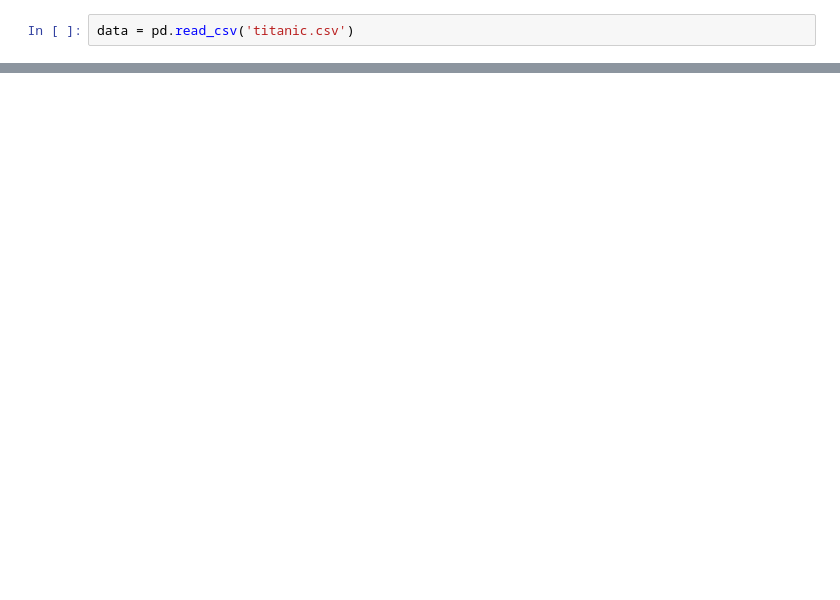
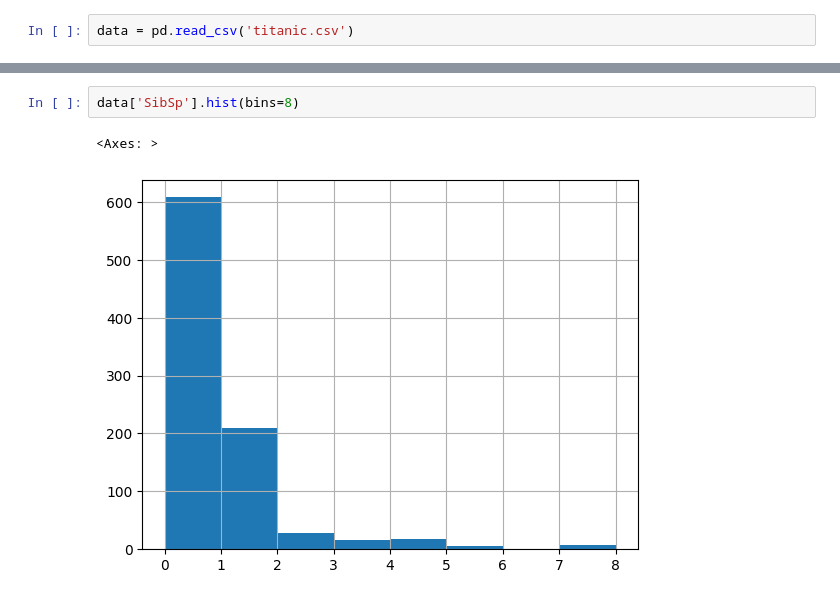
Before and after one commit to najibifar/Data_Analysis, a Jupyter notebook: titanic.ipynb, the cells around one changed output, grey strips where cells are left out. Saved outputs shown, nothing was run; the diff lists cells and outputs as text; blank space fills up the shorter version.

```diff
--- a/titanic.ipynb
+++ b/titanic.ipynb
@@ -15,0 +46,5 @@ data.head()
+# %%
+data['SibSp'].hist(bins=8)
+# %% [output]
+<Axes: >
+[figure, added]
```
Also changed, not shown: parts of 25 cells of this notebook, 6 other files.
